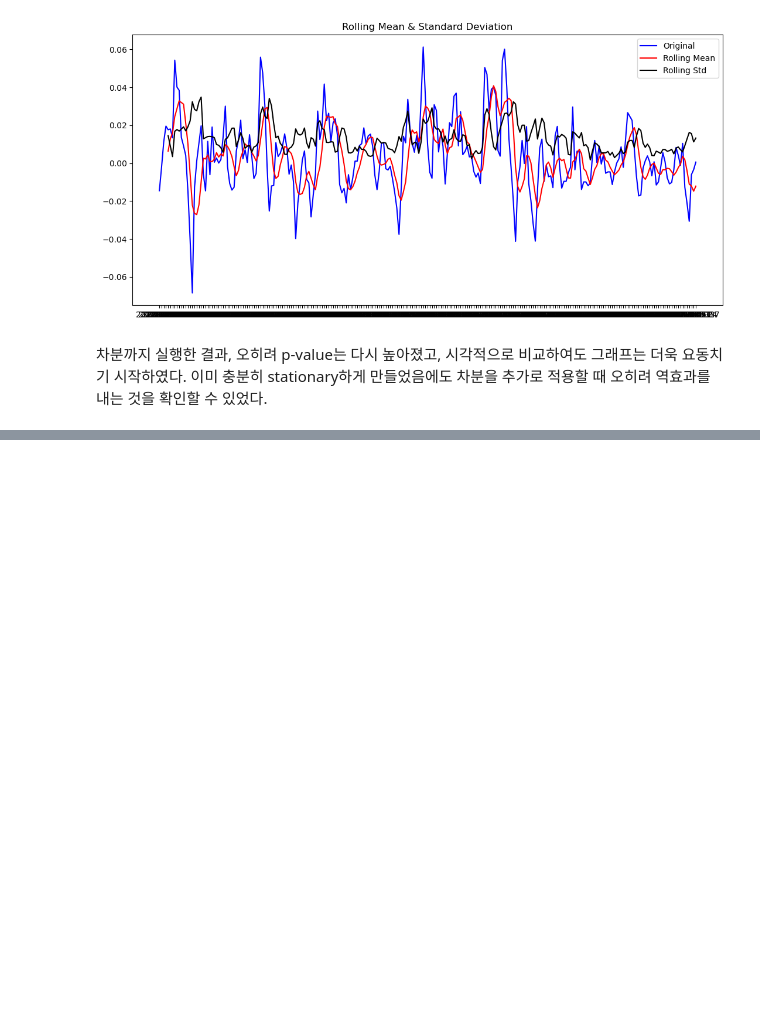
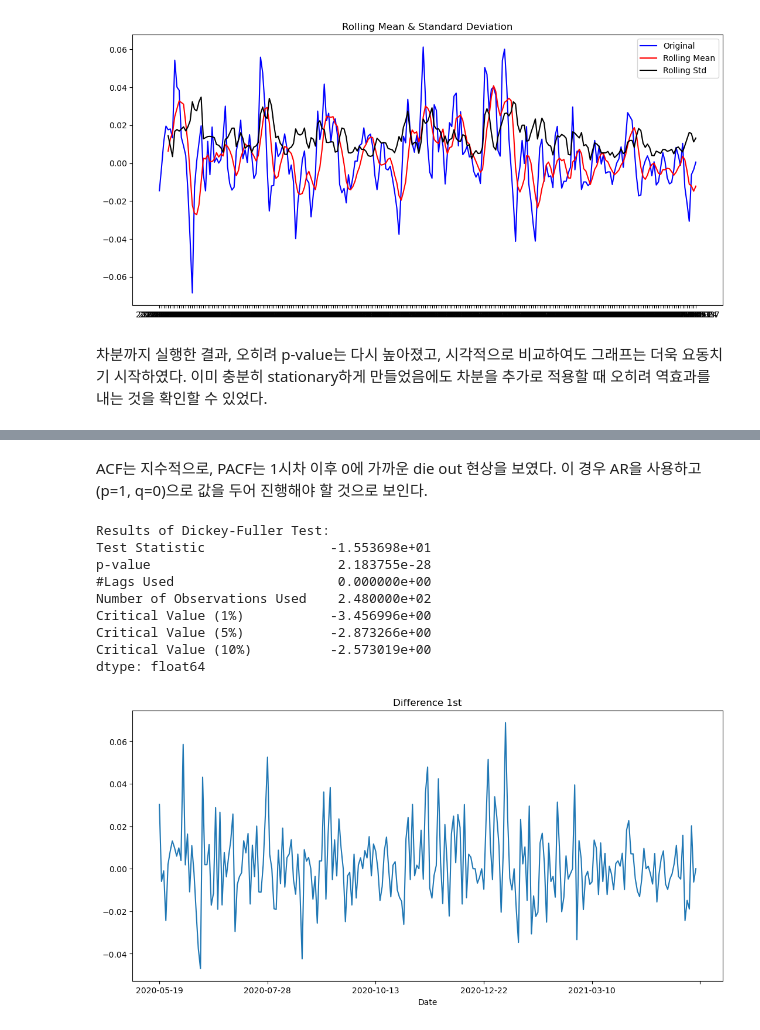
Before and after one commit to doldol1/edu-repo, a Jupyter notebook: [E-04]ARIMA_model.ipynb, the cells around one changed output, grey strips where cells are left out. Drawn from its saved outputs; the diff is of its cells as text; code cells hidden in the pictures; blank space fills up the shorter version.

```diff
--- a/[E-04]ARIMA_model.ipynb
+++ b/[E-04]ARIMA_model.ipynb
@@ -243,0 +229,18 @@ plot_rolling_statistics(sam_log_mov_avg_shift, window=5)
+# %% [markdown]
+ACF는 지수적으로, PACF는 1시차 이후 0에 가까운 die out 현상을 보였다. 이 경우 AR을 사용하고 (p=1, q=0)으로 값을 두어 진행해야 할 것으로 보인다.
+# %%
+diff_1 = sam_log.diff(periods=1).iloc[1:]
+diff_1.plot(title='Difference 1st')
+
+augmented_dickey_fuller_test(diff_1)
+# %% [output]
+Results of Dickey-Fuller Test:
+Test Statistic                -1.553698e+01
+p-value                        2.183755e-28
+#Lags Used                     0.000000e+00
+Number of Observations Used    2.480000e+02
+Critical Value (1%)           -3.456996e+00
+Critical Value (5%)           -2.873266e+00
+Critical Value (10%)          -2.573019e+00
+dtype: float64
+[figure, added]
```
Also changed, not shown: parts of 69 cells of this notebook, 2 other files.
